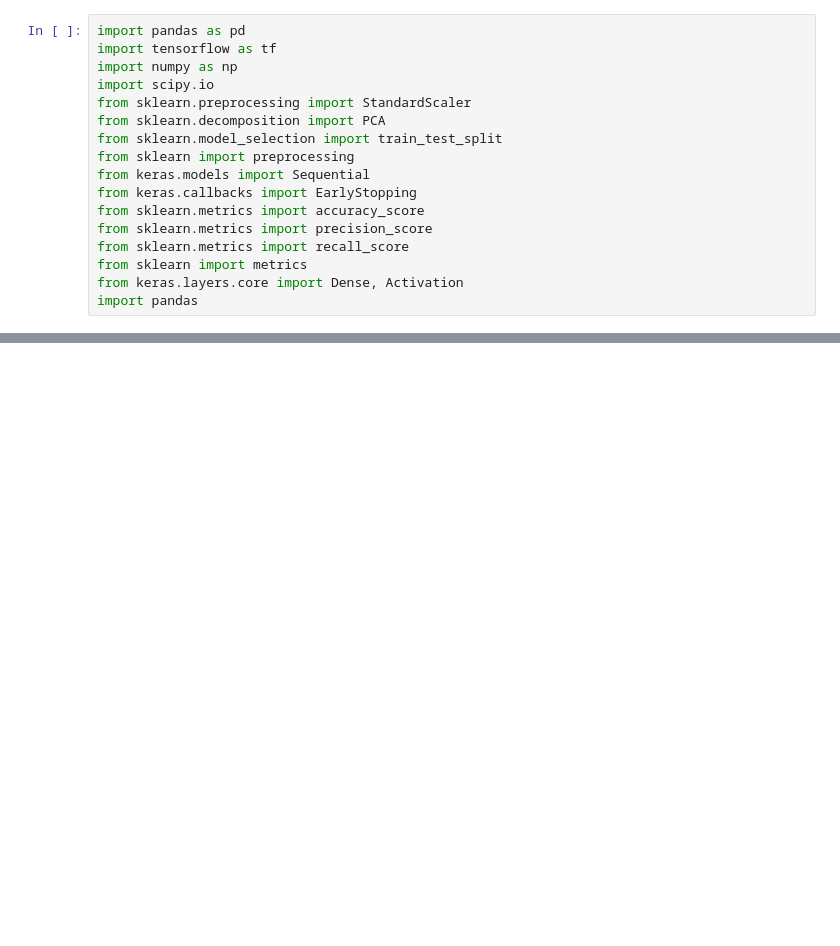
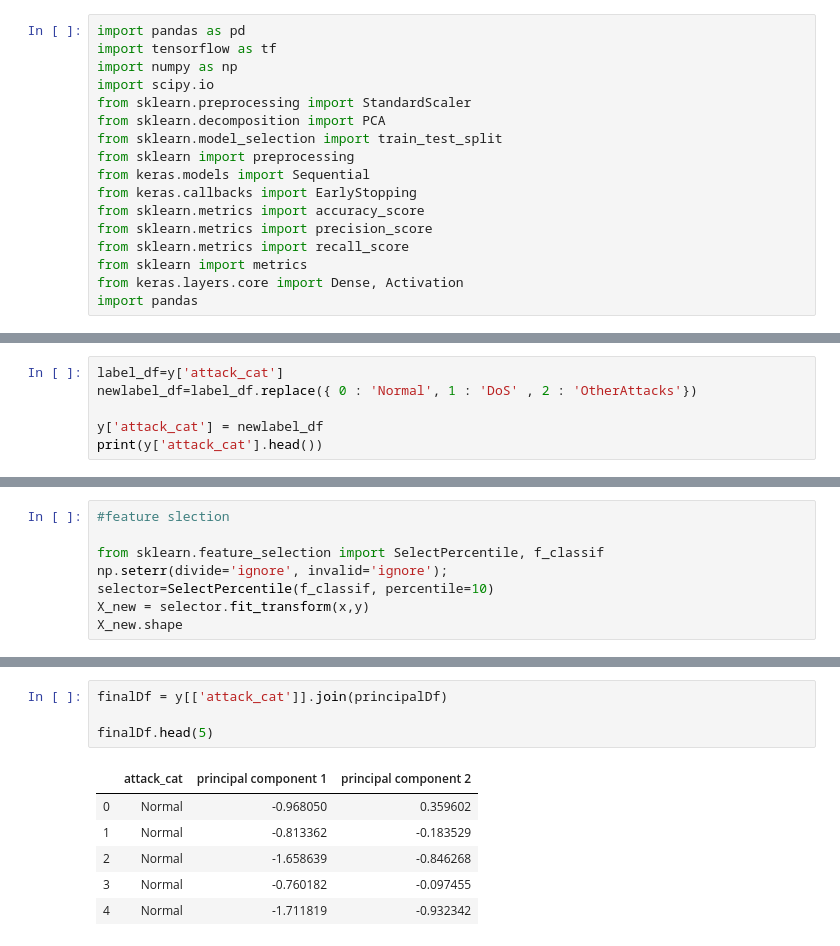
Before and after one commit to AvikantPrasad-Capstone/Capstone-B---2019, a Jupyter notebook: PCA GRAPH _ UNSW-NB15.ipynb, the cells around one changed output, grey strips where cells are left out. Saved outputs shown, nothing was run; the diff lists cells and outputs as text; blank space fills up the shorter version.

```diff
--- a/PCA GRAPH _ UNSW-NB15.ipynb
+++ b/PCA GRAPH _ UNSW-NB15.ipynb
@@ -228,0 +181,6 @@ plt.show()
+# %%
+label_df=y['attack_cat']
+newlabel_df=label_df.replace({ 0 : 'Normal', 1 : 'DoS' , 2 : 'OtherAttacks'})
+
+y['attack_cat'] = newlabel_df
+print(y['attack_cat'].head())
@@ -228,0 +199,8 @@ plt.show()
+# %%
+#feature slection
+
+from sklearn.feature_selection import SelectPercentile, f_classif
+np.seterr(divide='ignore', invalid='ignore');
+selector=SelectPercentile(f_classif, percentile=10)
+X_new = selector.fit_transform(x,y)
+X_new.shape
@@ -228,0 +243,11 @@ plt.show()
+# %%
+finalDf = y[['attack_cat']].join(principalDf)
+
+finalDf.head(5)
+# %% [output]
+|  | attack_cat | principal component 1 | principal component 2 |
+| 0 | Normal | -0.968050 | 0.359602 |
+| 1 | Normal | -0.813362 | -0.183529 |
+| 2 | Normal | -1.658639 | -0.846268 |
+| 3 | Normal | -0.760182 | -0.097455 |
+| 4 | Normal | -1.711819 | -0.932342 |
```
Also changed, not shown: parts of 38 cells of this notebook.
